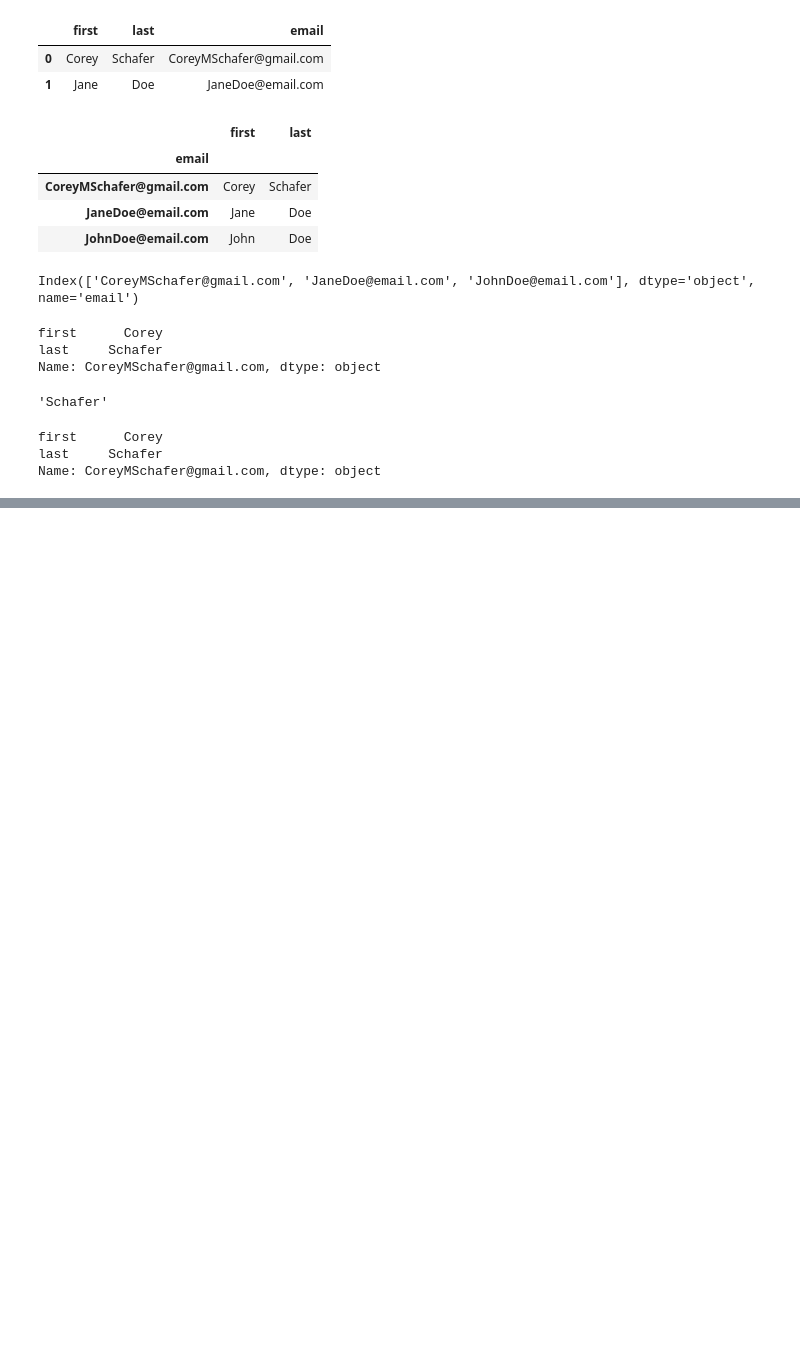
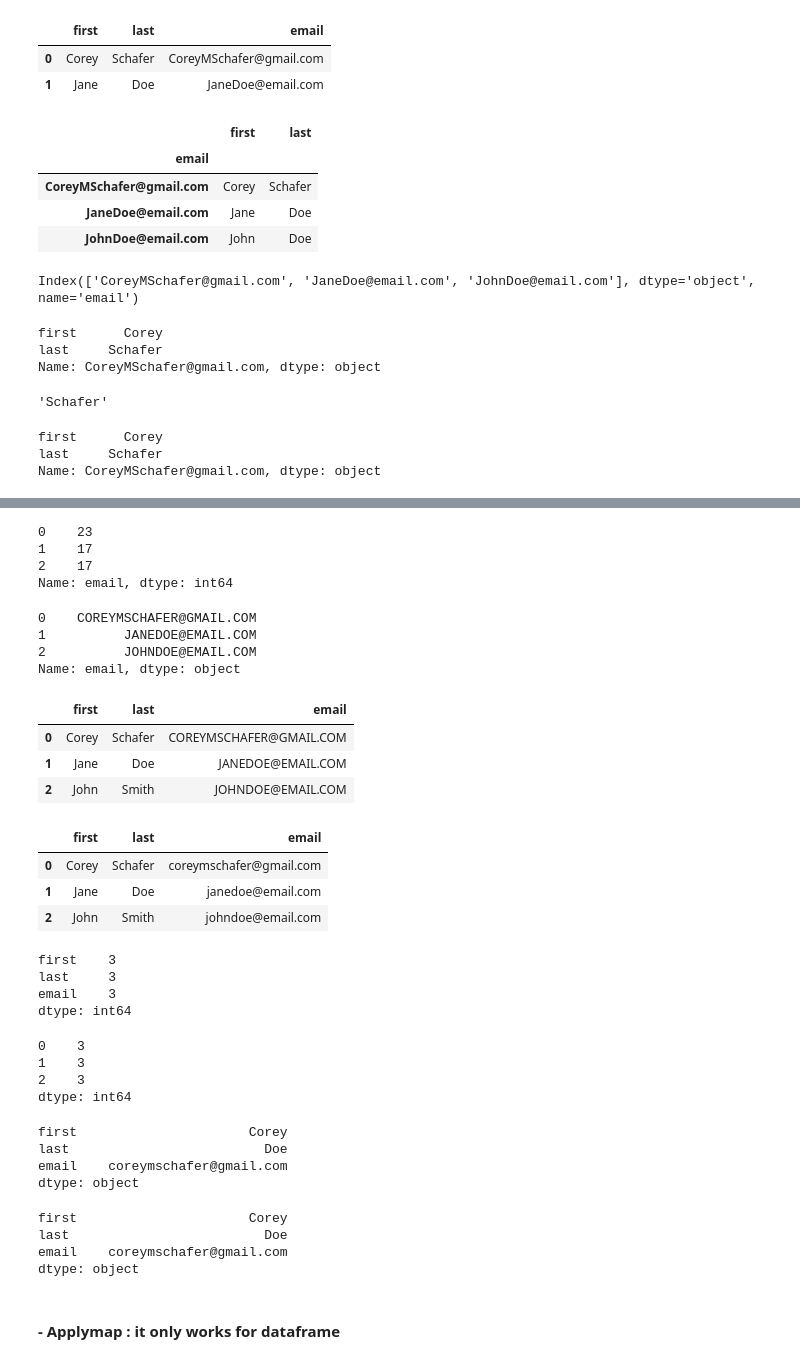
Before and after one commit to sakhawath19/Python, a Jupyter notebook: pandas/pandas_and_dict.ipynb, the cells around one changed output, grey strips where cells are left out. Saved outputs shown, nothing was run; the diff lists cells and outputs as text; code cells hidden in the pictures; blank space fills up the shorter version.

```diff
--- a/pandas/pandas_and_dict.ipynb
+++ b/pandas/pandas_and_dict.ipynb
@@ -168,0 +358,33 @@ Name: CoreyMSchafer@gmail.com, dtype: object
+# %%
+# Apply can work on dataframe or in series object
+# Apply in series object
+# len will be applied in each value
+
+df['email'].apply(len)
+# %% [output]
+0    23
+1    17
+2    17
+Name: email, dtype: int64
+# %%
+# Using apply to a advance custom funtion
+# Here is an example of simple function
+
+def update_email(email):
+    return email.upper()
+
+df['email'].apply(update_email)     # it will return changes but will not update in df
+# %% [output]
+0    COREYMSCHAFER@GMAIL.COM
+1          JANEDOE@EMAIL.COM
+2          JOHNDOE@EMAIL.COM
+Name: email, dtype: object
+# %%
+df['email'] = df['email'].apply(update_email)
+# %%
+df
+# %% [output]
+|  | first | last | email |
+| 0 | Corey | Schafer | COREYMSCHAFER@GMAIL.COM |
+| 1 | Jane | Doe | JANEDOE@EMAIL.COM |
+| 2 | John | Smith | JOHNDOE@EMAIL.COM |
@@ -168,0 +394,38 @@ Name: CoreyMSchafer@gmail.com, dtype: object
+# %%
+df
+# %% [output]
+|  | first | last | email |
+| 0 | Corey | Schafer | coreymschafer@gmail.com |
+| 1 | Jane | Doe | janedoe@email.com |
+| 2 | John | Smith | johndoe@email.com |
+# %%
+# Apply applied in df, it returns number of values in each column
+df.apply(len)
+# %% [output]
+first    3
+last     3
+email    3
+dtype: int64
+# %%
+df.apply(len, axis='columns')      # it returns number of values in each row
+# %% [output]
+0    3
+1    3
+2    3
+dtype: int64
+# %%
+df.apply(pd.Series.min)             # it returns minimum value of each series
+# %% [output]
+first                      Corey
+last                         Doe
+email    coreymschafer@gmail.com
+dtype: object
+# %%
+df.apply(lambda x: x.min())         # x is getting series object
+# %% [output]
+first                      Corey
+last                         Doe
+email    coreymschafer@gmail.com
+dtype: object
+# %% [markdown]
+#### - Applymap : it only works for dataframe
```
Also changed, not shown: parts of 53 cells of this notebook.
